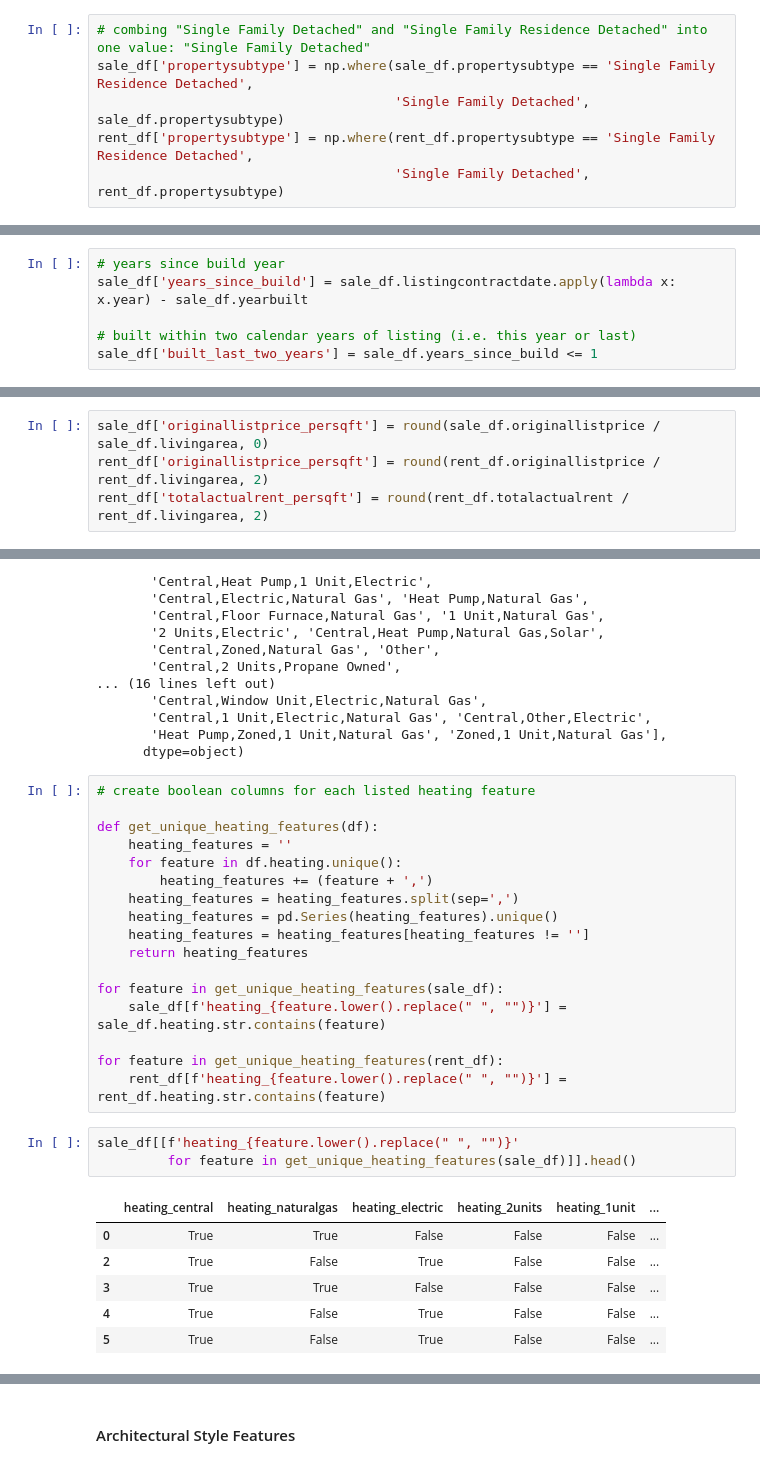
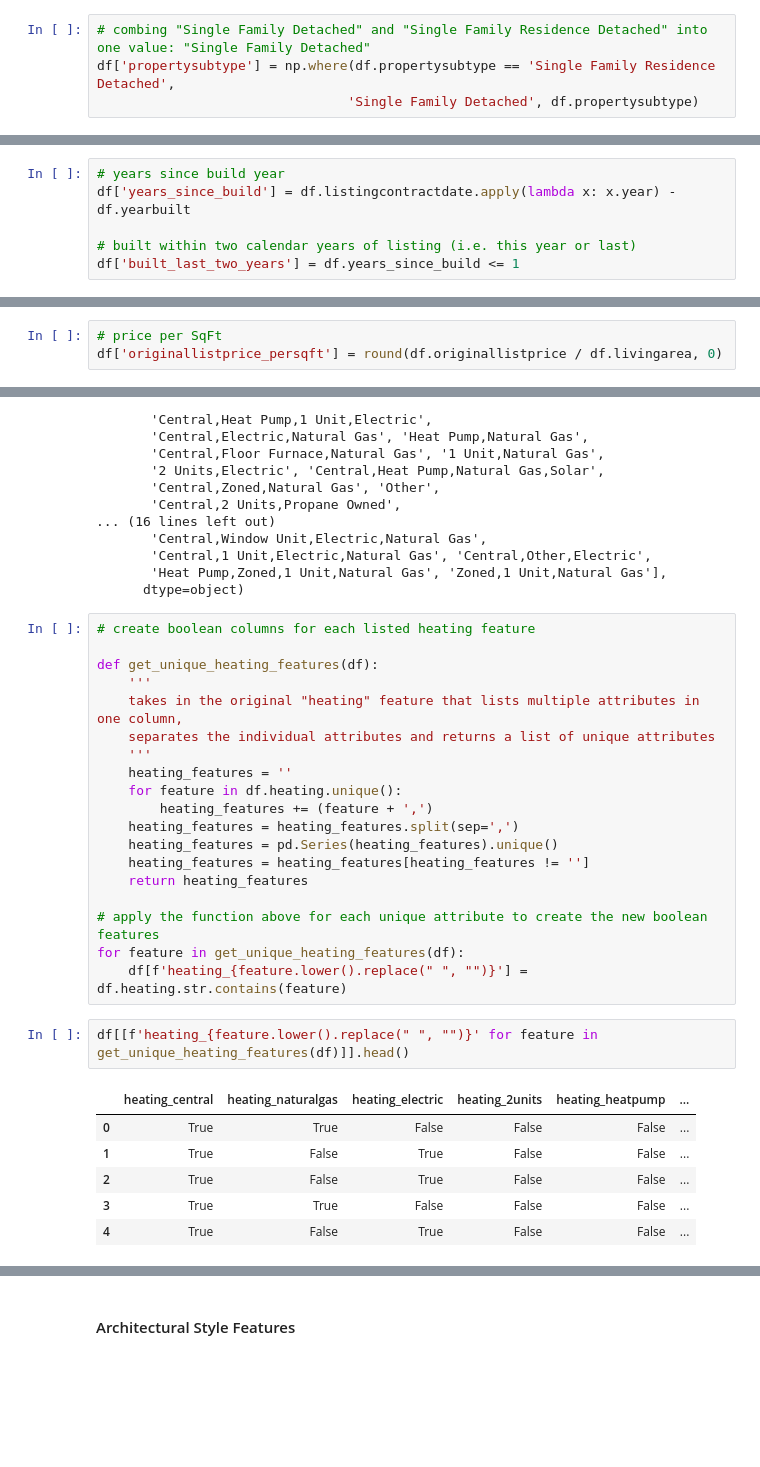
Before and after one commit to bensmith07/new_construction, a Jupyter notebook: prep_notebook.ipynb, the cells around one changed output, grey strips where cells are left out. Saved outputs shown, nothing was run; the diff lists cells and outputs as text; blank space fills up the shorter version.

```diff
--- a/prep_notebook.ipynb
+++ b/prep_notebook.ipynb
@@ -516,10 +482,8 @@ pd.DataFrame(df.propertysubtype.unique())
 It seems that "Single Family Detached" and "Single Family Residence Detached" are likely to have the same meaning, so let's combine them to one value
 # %%
 # combing "Single Family Detached" and "Single Family Residence Detached" into one value: "Single Family Detached"
-sale_df['propertysubtype'] = np.where(sale_df.propertysubtype == 'Single Family Residence Detached',
-                                      'Single Family Detached', sale_df.propertysubtype)
-rent_df['propertysubtype'] = np.where(rent_df.propertysubtype == 'Single Family Residence Detached',
-                                      'Single Family Detached', rent_df.propertysubtype)
+df['propertysubtype'] = np.where(df.propertysubtype == 'Single Family Residence Detached',
+                                'Single Family Detached', df.propertysubtype)
 # %% [markdown]
 #### Listing date features
 # %%
@@ -573,14 +524,13 @@ sale_df[['listing_quarter',
 #### Build Year Features
 # %%
 # years since build year
-sale_df['years_since_build'] = sale_df.listingcontractdate.apply(lambda x: x.year) - sale_df.yearbuilt
+df['years_since_build'] = df.listingcontractdate.apply(lambda x: x.year) - df.yearbuilt
 
 # built within two calendar years of listing (i.e. this year or last)
-sale_df['built_last_two_years'] = sale_df.years_since_build <= 1
+df['built_last_two_years'] = df.years_since_build <= 1
 # %% [markdown]
 #### Price per SqFt
 # %%
-sale_df['originallistprice_persqft'] = round(sale_df.originallistprice / sale_df.livingarea, 0)
-rent_df['originallistprice_persqft'] = round(rent_df.originallistprice / rent_df.livingarea, 2)
-rent_df['totalactualrent_persqft'] = round(rent_df.totalactualrent / rent_df.livingarea, 2)
+# price per SqFt
+df['originallistprice_persqft'] = round(df.originallistprice / df.livingarea, 0)
 # %%
@@ -756,6 +656,10 @@ array(['Central,Natural Gas', 'Central,Electric',
 # create boolean columns for each listed heating feature
 
 def get_unique_heating_features(df):
+    '''
+    takes in the original "heating" feature that lists multiple attributes in one column,
+    separates the individual attributes and returns a list of unique attributes
+    '''
     heating_features = ''
     for feature in df.heating.unique():
         heating_features += (feature + ',')
@@ -764,18 +668,15 @@ def get_unique_heating_features(df):
     heating_features = heating_features[heating_features != '']
     return heating_features
 
-for feature in get_unique_heating_features(sale_df):
-    sale_df[f'heating_{feature.lower().replace(" ", "")}'] = sale_df.heating.str.contains(feature)
-
-for feature in get_unique_heating_features(rent_df):
-    rent_df[f'heating_{feature.lower().replace(" ", "")}'] = rent_df.heating.str.contains(feature)
+# apply the function above for each unique attribute to create the new boolean features
+for feature in get_unique_heating_features(df):
+    df[f'heating_{feature.lower().replace(" ", "")}'] = df.heating.str.contains(feature)
 # %%
-sale_df[[f'heating_{feature.lower().replace(" ", "")}'
-         for feature in get_unique_heating_features(sale_df)]].head()
+df[[f'heating_{feature.lower().replace(" ", "")}' for feature in get_unique_heating_features(df)]].head()
 # %% [output]
-|  | heating_central | heating_naturalgas | heating_electric | heating_2units | heating_1unit | ... |
+|  | heating_central | heating_naturalgas | heating_electric | heating_2units | heating_heatpump | ... |
 | 0 | True | True | False | False | False | ... |
+| 1 | True | False | True | False | False | ... |
 | 2 | True | False | True | False | False | ... |
 | 3 | True | True | False | False | False | ... |
 | 4 | True | False | True | False | False | ... |
-| 5 | True | False | True | False | False | ... |
```
Also changed, not shown: parts of 63 cells of this notebook, 11 other files.
